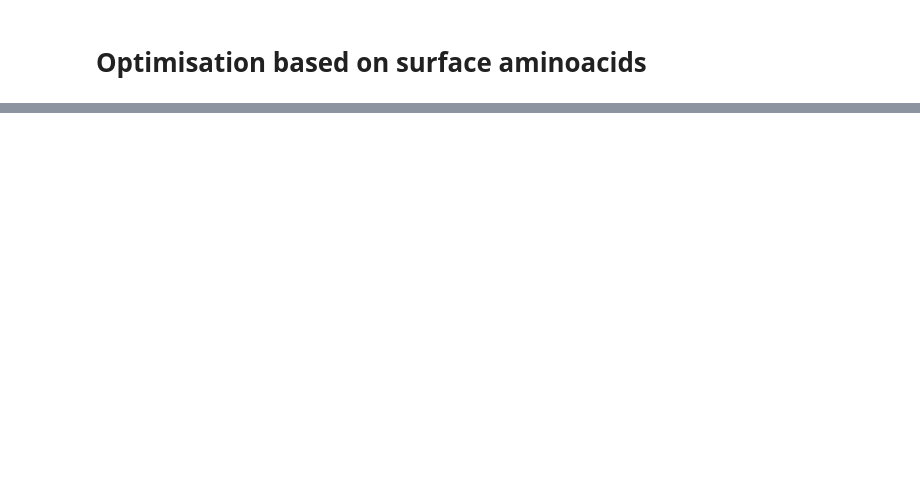
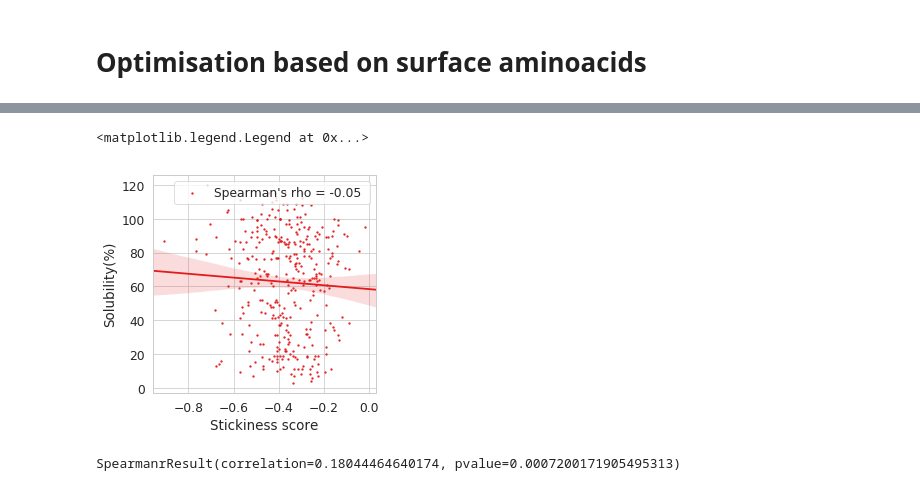
Before and after one commit to Gardner-BinfLab/SoDoPE_paper_2020, a Jupyter notebook: Surface_amino_acid_test/Optimisation_based_on_Surface_aminoacids_.ipynb, the cells around one changed output, grey strips where cells are left out. Drawn from its saved outputs; the diff is of its cells as text; code cells hidden in the pictures; blank space fills up the shorter version.

```diff
--- a/Surface_amino_acid_test/Optimisation_based_on_Surface_aminoacids_.ipynb
+++ b/Surface_amino_acid_test/Optimisation_based_on_Surface_aminoacids_.ipynb
@@ -205,0 +227,3 @@ Optimisation based on surface amino acids didnt lead to any significant improvem
+# %%
+#run surface_AA.ipynb first to get this file
+scoring_surface = pd.read_pickle('surface_aminoacid_scoring.pkl.gz')
@@ -205,0 +243,13 @@ Optimisation based on surface amino acids didnt lead to any significant improvem
+# %%
+plt.figure(figsize=(4, 4))
+ax = sns.regplot(scoring_surface['Stickiness score'], scoring_surface['Solubility(%)'], \
+            marker='o', color=current_palette[0], scatter_kws={'s':2}, label="Spearman's rho = -0.05 ")
+ax.legend(loc="best")
+# plt.savefig('stickiness_score_and_solubility.pdf', bbox_inches = 'tight', pad_inches = 0)
+# %% [output]
+<matplotlib.legend.Legend at 0x...>
+[figure, added]
+# %%
+spearmanr(df_opt['Optimised score based on surface residue'], scoring_surface['Solubility(%)'])
+# %% [output]
+SpearmanrResult(correlation=0.18044464640174, pvalue=0.0007200171905495313)
```
Also changed, not shown: parts of 14 cells of this notebook, 36 other files.
